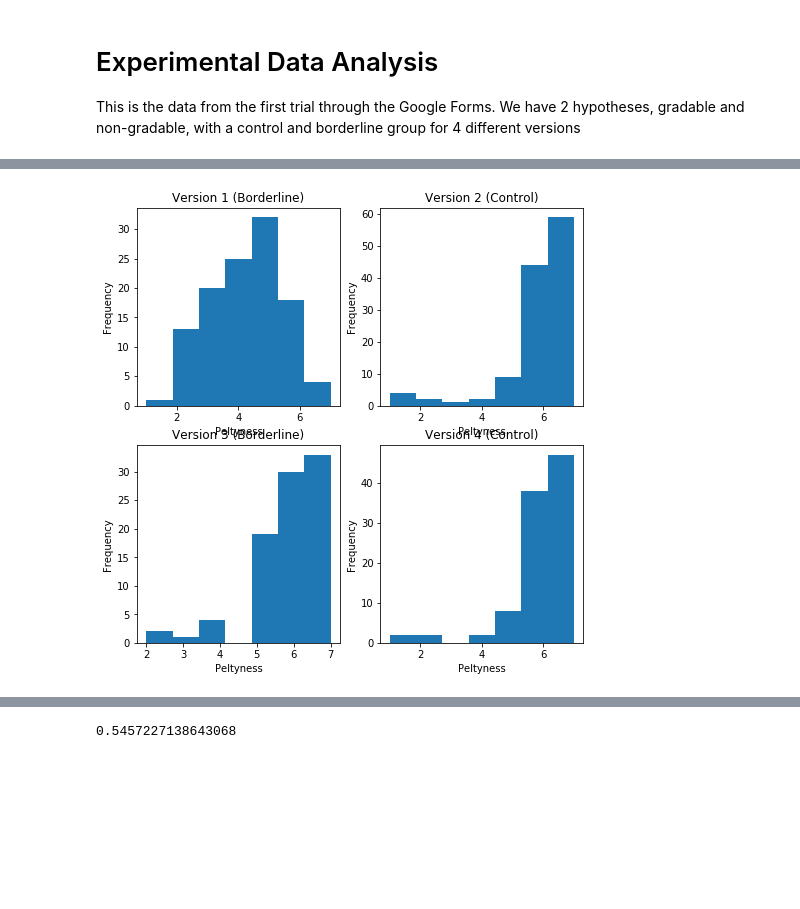
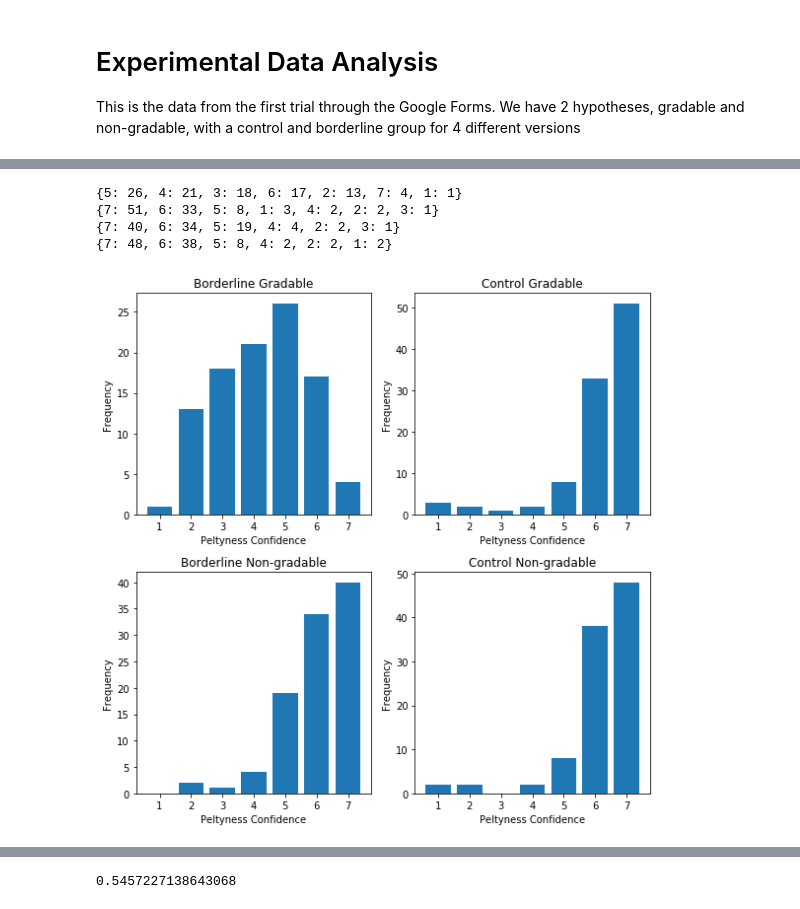
Before and after one commit to haparici/learning-adjectival-meaning, a Jupyter notebook: experimental_data_analysis.ipynb, the cells around one changed output, grey strips where cells are left out. Cells and saved outputs as stored; diff of their text form; code cells hidden in the pictures; blank space fills up the shorter version.

```diff
--- a/experimental_data_analysis.ipynb
+++ b/experimental_data_analysis.ipynb
@@ -11,12 +13,13 @@ import matplotlib.pyplot as plt
 FORMS_DIR = "data"
 dfs = []
 for file in os.listdir(FORMS_DIR):
-    print(file[:-17])
-    df = pd.read_excel(FORMS_DIR+"/"+file)
+    print(file)
+    df = pd.read_csv(FORMS_DIR+"/"+file)
     df = df.drop("Enter your Kerberos to be entered into the Amazon gift card drawing!",axis=1)
     df["pelty"]=df["Answer on a scale of 1-7, where 1 means you're certain it's not pelty and 7 means you're certain it's pelty. 4 means unsure."]
     df = df.drop("Answer on a scale of 1-7, where 1 means you're certain it's not pelty and 7 means you're certain it's pelty. 4 means unsure.",axis=1)
     df["Timestamp"]=pd.to_datetime(df["Timestamp"])
-    dfs.append((file[:-17],df))
+    df = df[:100]
+    dfs.append((file[:-4],df))
 dfs=sorted(dfs)
 # %% [output]
@@ -27,17 +49,39 @@ Version 1 (Borderline)
 # %%
 fig,axs = plt.subplots(2,2,figsize=(8,8))
 tups = [(0,0),(0,1),(1,0),(1,1)]
 means = []
+probs = []
 stds = []
+prob_stds = []
+titles = ["Borderline Gradable", "Control Gradable", "Borderline Non-gradable", "Control Non-gradable"]
 for i in range(len(dfs)):
     name,df = dfs[i]
     x,y = tups[i]
-    axs[x,y].set_title(name)
-    axs[x,y].set_xlabel("Peltyness")
+    axs[x,y].set_title(titles[i])
+    axs[x,y].set_xlabel("Peltyness Confidence")
     axs[x,y].set_ylabel("Frequency")
-    axs[x,y].hist(df["pelty"],bins=7)
+    axs[x,y].set_xticks([1,2,3,4,5,6,7])
+
+    freqs = dict(df["pelty"].value_counts())
+    print(freqs)
+    freq_vals = []
+    for i in range(7):
+        if i+1 in freqs:
+            freq_vals.append(freqs[i+1])
+        else:
+            freq_vals.append(0)
+    axs[x,y].bar(np.arange(1,8),freq_vals)
+
     means.append(df["pelty"].describe()['mean'])
     stds.append(df["pelty"].describe()["std"])
+    probs.append(((df["pelty"]-1)/6).describe()['mean'])
+    prob_stds.append(((df["pelty"]-1)/6).describe()["std"])
+plt.tight_layout()
+plt.savefig("imgs/experimental_graphs.png")
 plt.show()
 # %% [output]
+{5: 26, 4: 21, 3: 18, 6: 17, 2: 13, 7: 4, 1: 1}
+{7: 51, 6: 33, 5: 8, 1: 3, 4: 2, 2: 2, 3: 1}
+{7: 40, 6: 34, 5: 19, 4: 4, 2: 2, 3: 1}
+{7: 48, 6: 38, 5: 8, 4: 2, 2: 2, 1: 2}
-[figure, old version]
+[figure, new version]
```
Also changed, not shown: parts of 39 cells of this notebook, 19 other files.
